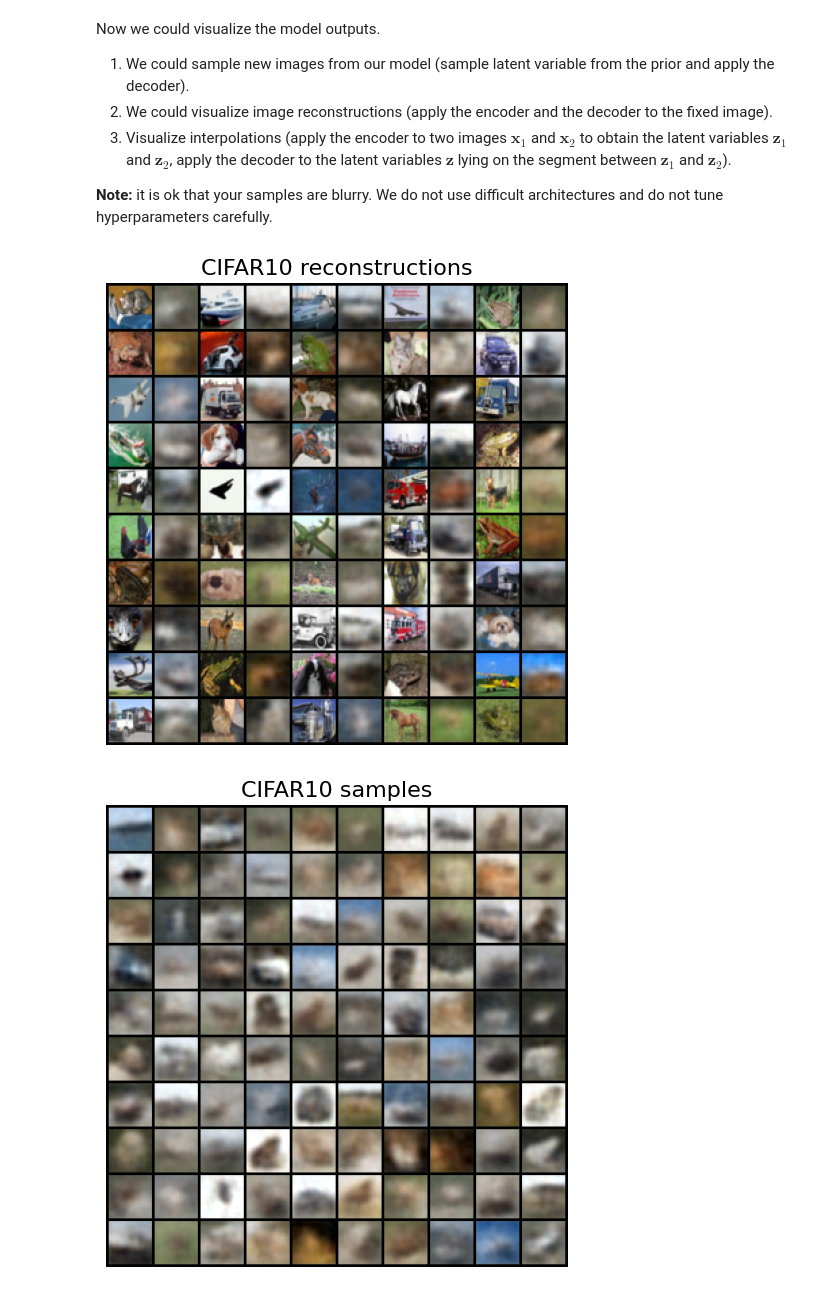
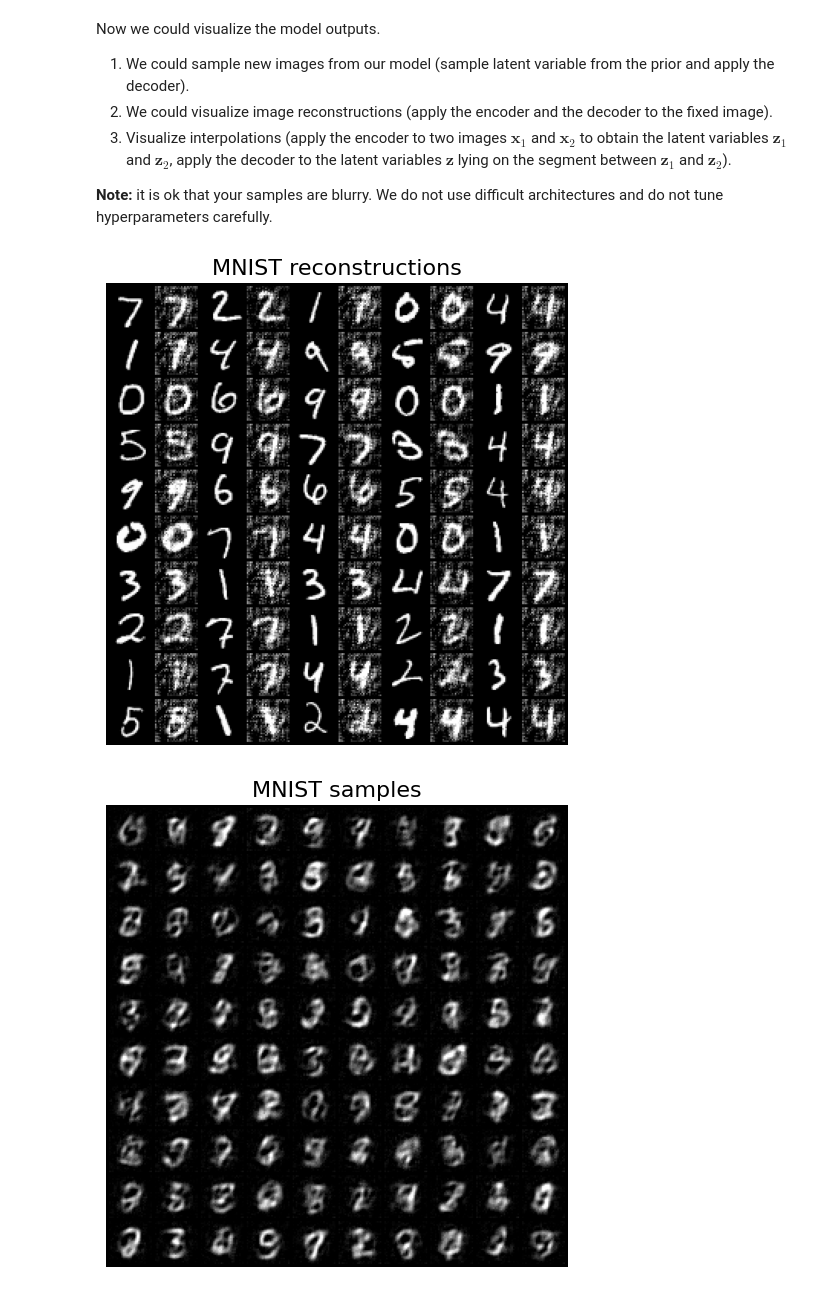
Before and after one commit to intsystems/implicit-reparameterization-trick, a Jupyter notebook: code/vae_experiment.ipynb, the cells around one changed output. Drawn from its saved outputs; the diff is of its cells as text; code cells hidden in the pictures.

```diff
--- a/code/vae_experiment.ipynb
+++ b/code/vae_experiment.ipynb
@@ -66,6 +48,6 @@ GPU not found :(
 # %% [markdown]
 # ResNetVAE on CIFAR10 data
 # %%
-train_data, test_data = load_dataset("cifar10", flatten=False, binarize=False)
-visualize_images(train_data, "CIFAR10 samples")
+train_data, test_data = load_dataset("mnist", flatten=False, binarize=False)
+visualize_images(train_data, "MNIST samples")
 # %% [output]
@@ -225,7 +204,7 @@ class ResNetBlock(nn.Module):
         out_padding = int((kernel_size - 1) / 2)
 
         if stride == 1:
-          padding = int((kernel_size - stride) / 2)
+          padding = int((kernel_size - 1) / 2)
         else:
           padding = int((kernel_size - stride) / 2) + 1
 
@@ -334,9 +320,9 @@ class ConvResNetEncoder(nn.Module):
             ResNetBlock(input_shape[0], 8, 3, 1, True),
             ResNetBlock(8, 16, 3, 1, True),
             ResNetBlock(16, 64, 5, 2, True),
-            ResNetBlock(64, 128, 7, 4, False),
+            ResNetBlock(64, 128, 5, 2, False),
             nn.Flatten(),
-            nn.Linear(128 * (input_shape[1] // 8) * (input_shape[2] // 8), 4096),
+            nn.Linear(128 * (input_shape[1] // 4) * (input_shape[2] // 4), 4096),
             nn.ReLU(),
             nn.Linear(4096, n_latent * 2)
         )
@@ -367,12 +353,12 @@ class ConvResNetDecoder(nn.Module):
         self.decoder = nn.Sequential(
             nn.Linear(n_latent, 4096),
             nn.ReLU(),
-            nn.Linear(4096, 128 * (output_shape[1] // 8) * (output_shape[2] // 8)),
+            nn.Linear(4096, 128 * (output_shape[1] // 4) * (output_shape[2] // 4)),
             nn.ReLU(),
-            nn.Unflatten(1, torch.Size((128, output_shape[1] // 8, output_shape[2] // 8))),
+            nn.Unflatten(1, torch.Size((128, output_shape[1] // 4, output_shape[2] // 4))),
             ResNetTransposeBlock(128, 64, 4, 2, final_relu=True),
             ResNetTransposeBlock(64, 16, 4, 2, final_relu=True),
-            ResNetTransposeBlock(16, 8, 4, 2, final_relu=True),
+            ResNetTransposeBlock(16, 8, 3, 1, final_relu=True),
             ResNetTransposeBlock(8, self.output_shape[0], 3, 1, final_relu=False)
         )
         # ====
@@ -387,16 +373,17 @@ class ConvResNetDecoder(nn.Module):
 
 
 def test_convresnet_models():
-    test_enc = ConvResNetEncoder((3, 32, 32), n_latent=10)
-    inp = torch.randn((4, 3, 32, 32))
+    test_enc = ConvResNetEncoder((1, 28, 28), n_latent=10)
+    inp = torch.randn((4, 1, 28, 28))
     mu, std = test_enc(inp)
 
     assert list(mu.shape) == [4, 10]
     assert list(std.shape) == [4, 10]
 
-    test_dec = ConvResNetDecoder(10, (3, 32, 32))
+    test_dec = ConvResNetDecoder(10, (1, 28, 28))
     inp = torch.randn(4, 10)
-    assert list(test_dec(inp).shape) == [4, 3, 32, 32]
+    print(test_dec(inp).shape)
+    assert list(test_dec(inp).shape) == [4, 1, 28, 28]
 
 
 test_convresnet_models()
@@ -477,10 +467,10 @@ That is all! We are ready to train our model.
 # choose these parameters
 
 BATCH_SIZE = 256 # any adequate value
-EPOCHS = 200  # < 16
-LR = 1e-3  # < 1e-3
-N_LATENS = 1024  # 128 < _ < 1024
-BETA = 1.  # 0.1 < _ < 10
+EPOCHS = 15  # < 16
+LR = 1e-4  # < 1e-3
+N_LATENS = 512  # 128 < _ < 1024
+BETA = 0.2  # 0.1 < _ < 10
 # ====
 
 # we center the data, because it helps the model to fit
@@ -490,7 +480,7 @@ centered_test_data = test_data * 2 - 1
 train_loader = data.DataLoader(centered_train_data, batch_size=BATCH_SIZE, shuffle=True)
 test_loader = data.DataLoader(centered_test_data, batch_size=BATCH_SIZE)
 
-model = ConvResNetVAE((3, 32, 32), N_LATENS, BETA)
+model = ConvResNetVAE((1, 28, 28), N_LATENS, BETA)
 
 # ====
 # your code
@@ -526,29 +516,29 @@ torch.save(model, 'vae.pth')
 # %%
 samples = model.sample(100)
 
 x = next(iter(test_loader))[:50]
 
 x = x.to(model.device)
 
 with torch.no_grad():
     z, _ = model.encoder(x)
     x_recon = torch.clamp(model.decoder(z), -1, 1)
-reconstructions = torch.stack((x, x_recon), dim=1).view(-1, 3, 32, 32) * 0.5 + 0.5
+reconstructions = torch.stack((x, x_recon), dim=1).view(-1, 1, 28, 28) * 0.5 + 0.5
 reconstructions = reconstructions.cpu().numpy()
 
 x = next(iter(test_loader))[:20]
 x = x.to(model.device)
 with torch.no_grad():
     z, _ = model.encoder(x)
     z1, z2 = z.chunk(2, dim=0)
     interps = [model.decoder(z1 * (1 - alpha) + z2 * alpha) for alpha in np.linspace(0, 1, 10)]
-    interps = torch.stack(interps, dim=1).view(-1, 3, 32, 32)
+    interps = torch.stack(interps, dim=1).view(-1, 1, 28, 28)
     interps = torch.clamp(interps, -1, 1) * 0.5 + 0.5
 interps = interps.cpu().numpy()
 
-show_samples(reconstructions, 'CIFAR10 reconstructions')
-show_samples(samples, 'CIFAR10 samples')
-show_samples(interps, 'CIFAR10 interpolation')
+show_samples(reconstructions, 'MNIST reconstructions')
+show_samples(samples, 'MNIST samples')
+show_samples(interps, 'MNIST interpolation')
 # %% [output]
-[figure, old version]
+[figure, new version]
-[figure, old version]
+[figure, new version]
```
Also changed, not shown: parts of 9 cells of this notebook, 6 other files.
